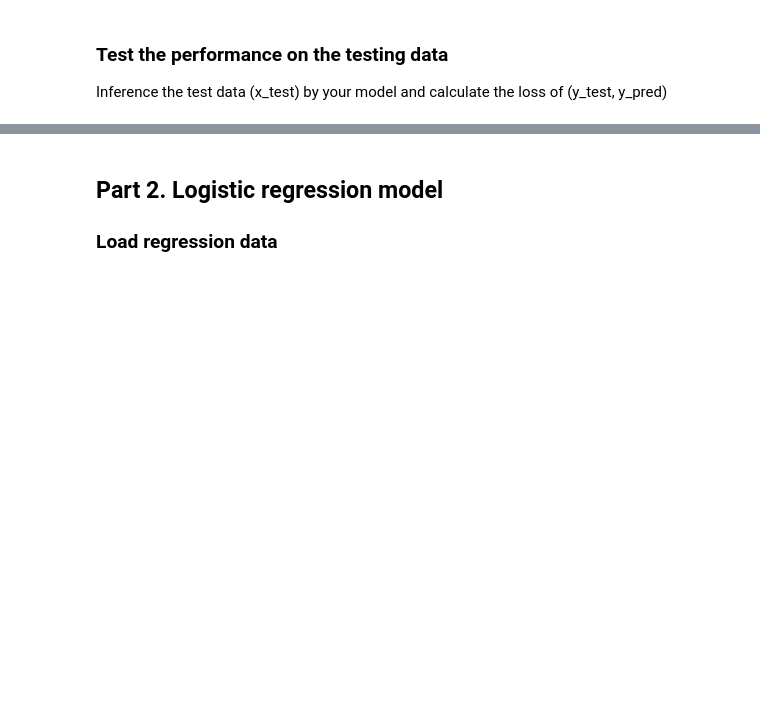
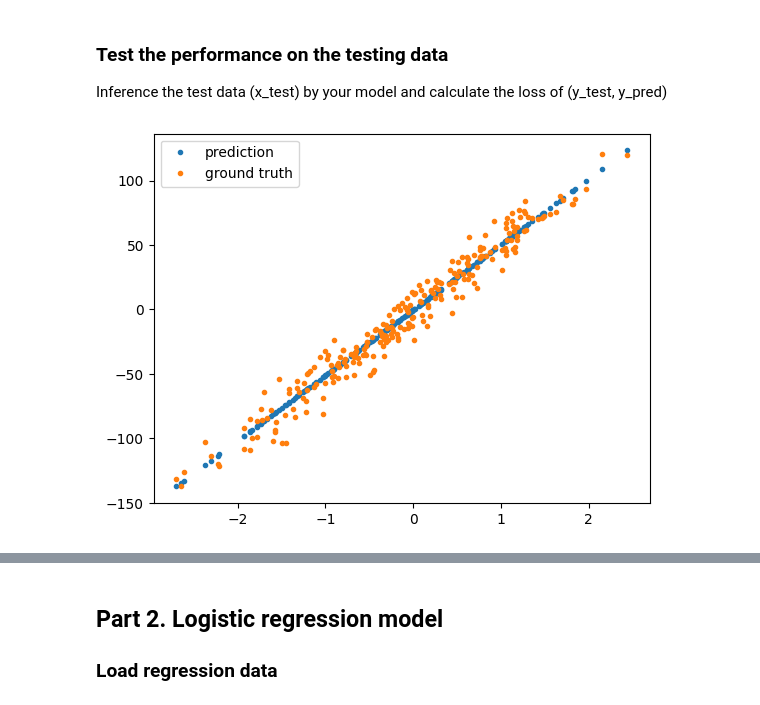
Before and after one commit to krz-max/Introduction-to-Machine-Learning, a Jupyter notebook: HW1/109511028_HW1.ipynb, the cells around one changed output, grey strips where cells are left out. Cells and saved outputs as stored; diff of their text form; code cells hidden in the pictures; blank space fills up the shorter version.

```diff
--- a/HW1/109511028_HW1.ipynb
+++ b/HW1/109511028_HW1.ipynb
@@ -94,3 +105,11 @@ y_pred = weight[0]*x_test + weight[1]
+# %%
+plt.plot(x_test, y_pred, '.')
+plt.plot(x_test, y_test, '.')
+plt.legend(['prediction', 'ground truth'])
+plt.savefig('linear_result.jpg')
+plt.show()
+# %% [output]
+[figure, added]
 # %%
 # visualize the learning curve with loss data
 def learning_curve_fig(loss):
```
Also changed, not shown: parts of 19 cells of this notebook, 12 other files.
